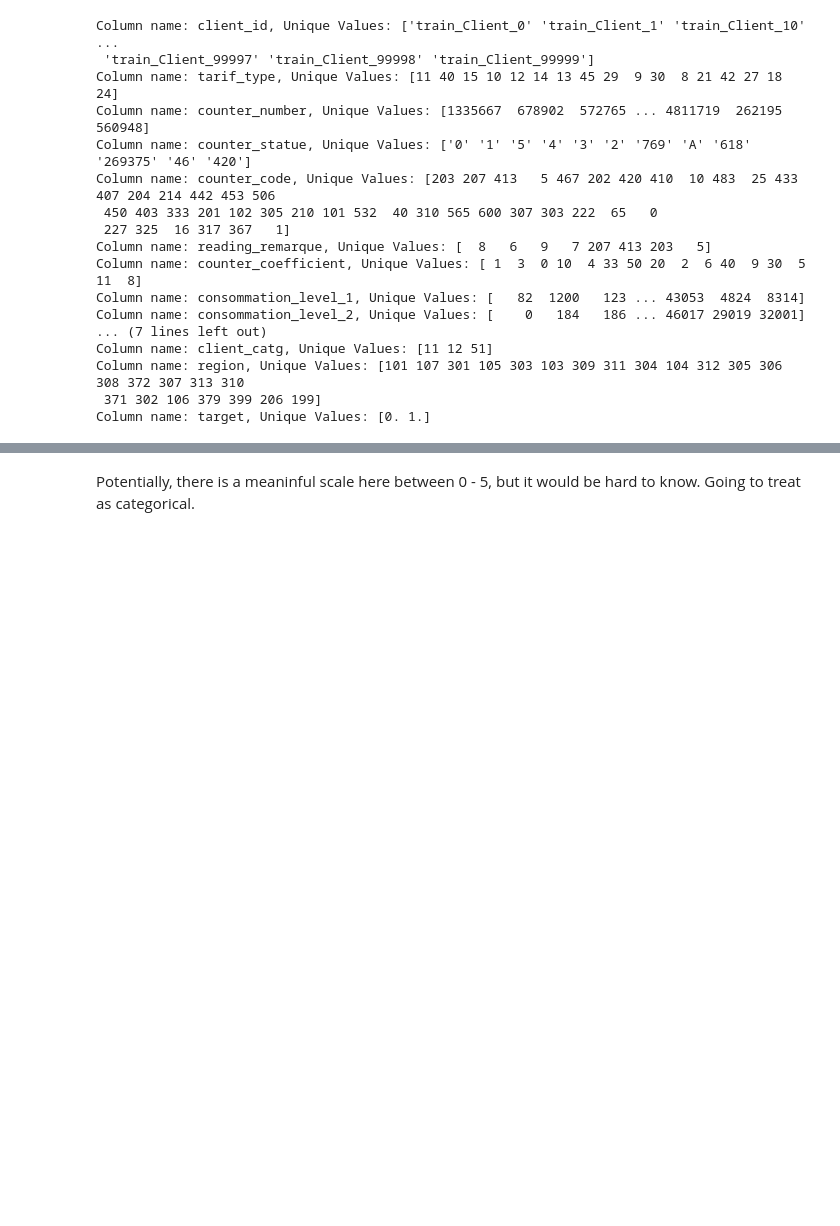
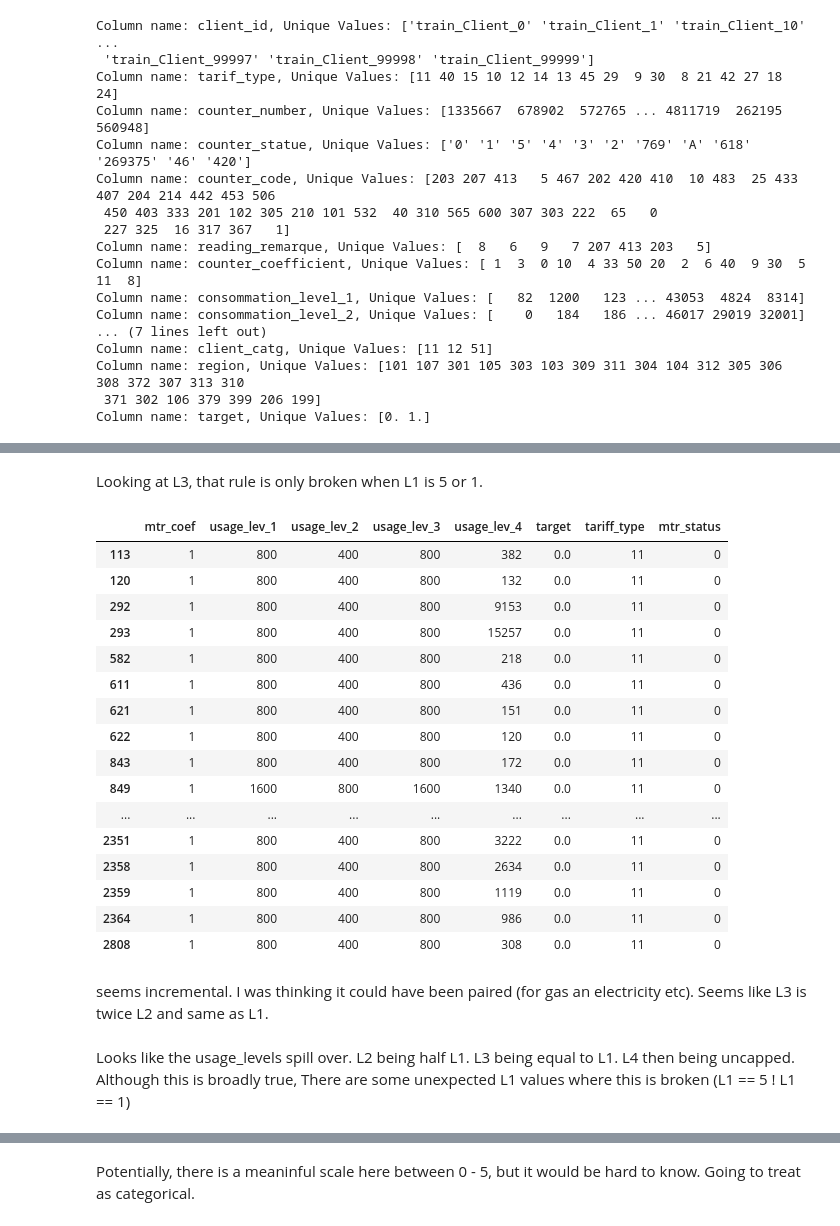
Before and after one commit to insatiablycivil/Fraud_Detection_Energy_Consumption, a Jupyter notebook: Exploratory Data Analysis.ipynb, the cells around one changed output, grey strips where cells are left out. Saved outputs shown, nothing was run; the diff lists cells and outputs as text; code cells hidden in the pictures; blank space fills up the shorter version.

```diff
--- a/Exploratory Data Analysis.ipynb
+++ b/Exploratory Data Analysis.ipynb
@@ -271,0 +459,27 @@ Name: count, dtype: int64
+# %% [markdown]
+Looking at L3, that rule is only broken when L1 is 5 or 1.
+# %%
+mask = (df_temp['usage_lev_4'] > 0)
+df_temp[mask].head(60)
+# %% [output]
+|  | mtr_coef | usage_lev_1 | usage_lev_2 | usage_lev_3 | usage_lev_4 | target | tariff_type | mtr_status |
+| 113 | 1 | 800 | 400 | 800 | 382 | 0.0 | 11 | 0 |
+| 120 | 1 | 800 | 400 | 800 | 132 | 0.0 | 11 | 0 |
+| 292 | 1 | 800 | 400 | 800 | 9153 | 0.0 | 11 | 0 |
+| 293 | 1 | 800 | 400 | 800 | 15257 | 0.0 | 11 | 0 |
+| 582 | 1 | 800 | 400 | 800 | 218 | 0.0 | 11 | 0 |
+| 611 | 1 | 800 | 400 | 800 | 436 | 0.0 | 11 | 0 |
+| 621 | 1 | 800 | 400 | 800 | 151 | 0.0 | 11 | 0 |
+| 622 | 1 | 800 | 400 | 800 | 120 | 0.0 | 11 | 0 |
+| 843 | 1 | 800 | 400 | 800 | 172 | 0.0 | 11 | 0 |
+| 849 | 1 | 1600 | 800 | 1600 | 1340 | 0.0 | 11 | 0 |
+| ... | ... | ... | ... | ... | ... | ... | ... | ... |
+| 2351 | 1 | 800 | 400 | 800 | 3222 | 0.0 | 11 | 0 |
+| 2358 | 1 | 800 | 400 | 800 | 2634 | 0.0 | 11 | 0 |
+| 2359 | 1 | 800 | 400 | 800 | 1119 | 0.0 | 11 | 0 |
+| 2364 | 1 | 800 | 400 | 800 | 986 | 0.0 | 11 | 0 |
+| 2808 | 1 | 800 | 400 | 800 | 308 | 0.0 | 11 | 0 |
+# %% [markdown]
+seems incremental. I was thinking it could have been paired (for gas an electricity etc). Seems like L3 is twice L2 and same as L1.
+# %% [markdown]
+Looks like the usage_levels spill over. L2 being half L1. L3 being equal to L1. L4 then being uncapped. Although this is broadly true, There are some unexpected L1 values where this is broken (L1 == 5 ! L1 == 1)
```
Also changed, not shown: parts of 35 cells of this notebook.
